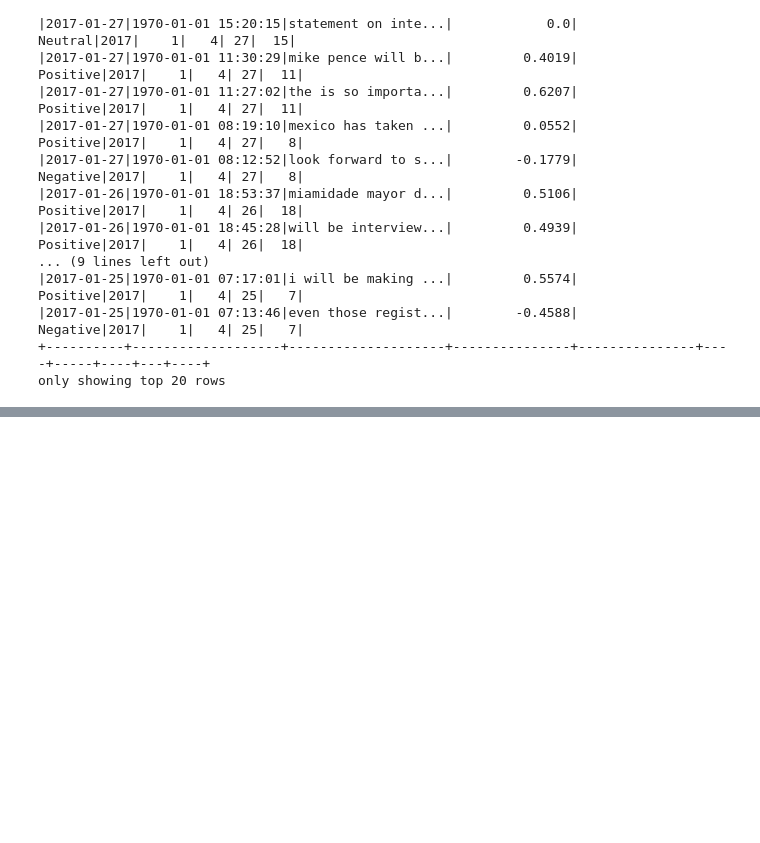
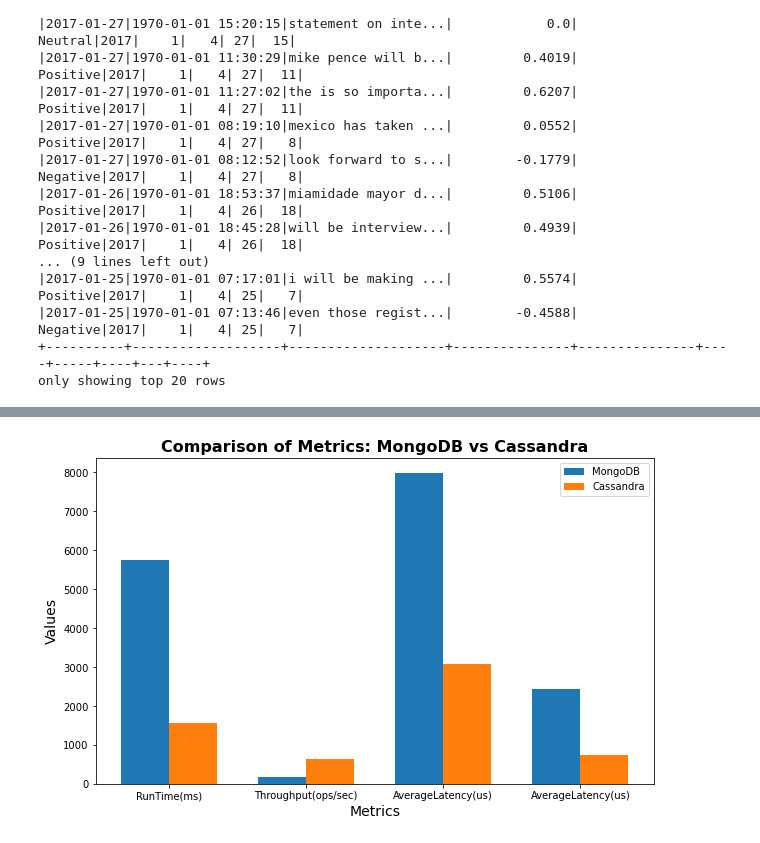
Before and after one commit to Zsolt79/MSC_2nd_Sem_CA2, a Jupyter notebook: Msc_integrated_CA2.ipynb, the cells around one changed output, grey strips where cells are left out. Saved outputs shown, nothing was run; the diff lists cells and outputs as text; code cells hidden in the pictures; blank space fills up the shorter version.

```diff
--- a/Msc_integrated_CA2.ipynb
+++ b/Msc_integrated_CA2.ipynb
@@ -367,0 +338,3 @@ df.write \
+# %%
+mongodb_df = spark.read.text('/user1/output-Load.txt')
+cassandra_df = spark.read.text('/user1/outputLoad.txt')
@@ -367,0 +384,23 @@ df.write \
+# %%
+# Create a subset of the DataFrame with the important metrics
+important_metrics = ['RunTime(ms)', 'AverageLatency(us)','Throughput(ops/sec)']
+comparison_df = merged_df[merged_df['metrics'].isin(important_metrics)]
+
+# Convert the result columns to numeric values
+comparison_df['mongodb_result'] = pd.to_numeric(comparison_df['mongodb_result'])
+comparison_df['cassandra_result'] = pd.to_numeric(comparison_df['cassandra_result'])
+
+# Plot the differences using a bar chart
+plt.figure(figsize=(10, 6))
+bar_width = 0.35
+x = np.arange(len(comparison_df['metrics']))
+plt.bar(x - bar_width/2, comparison_df['mongodb_result'], bar_width, label='MongoDB')
+plt.bar(x + bar_width/2, comparison_df['cassandra_result'], bar_width, label='Cassandra')
+plt.xlabel('Metrics', fontsize=14)
+plt.ylabel('Values', fontsize=14)
+plt.title('Comparison of Metrics: MongoDB vs Cassandra', fontsize=16, fontweight='bold')
+plt.xticks(x, comparison_df['metrics'])
+plt.legend()
+plt.show()
+# %% [output]
+[figure, added]
```
Also changed, not shown: parts of 12 cells of this notebook.
